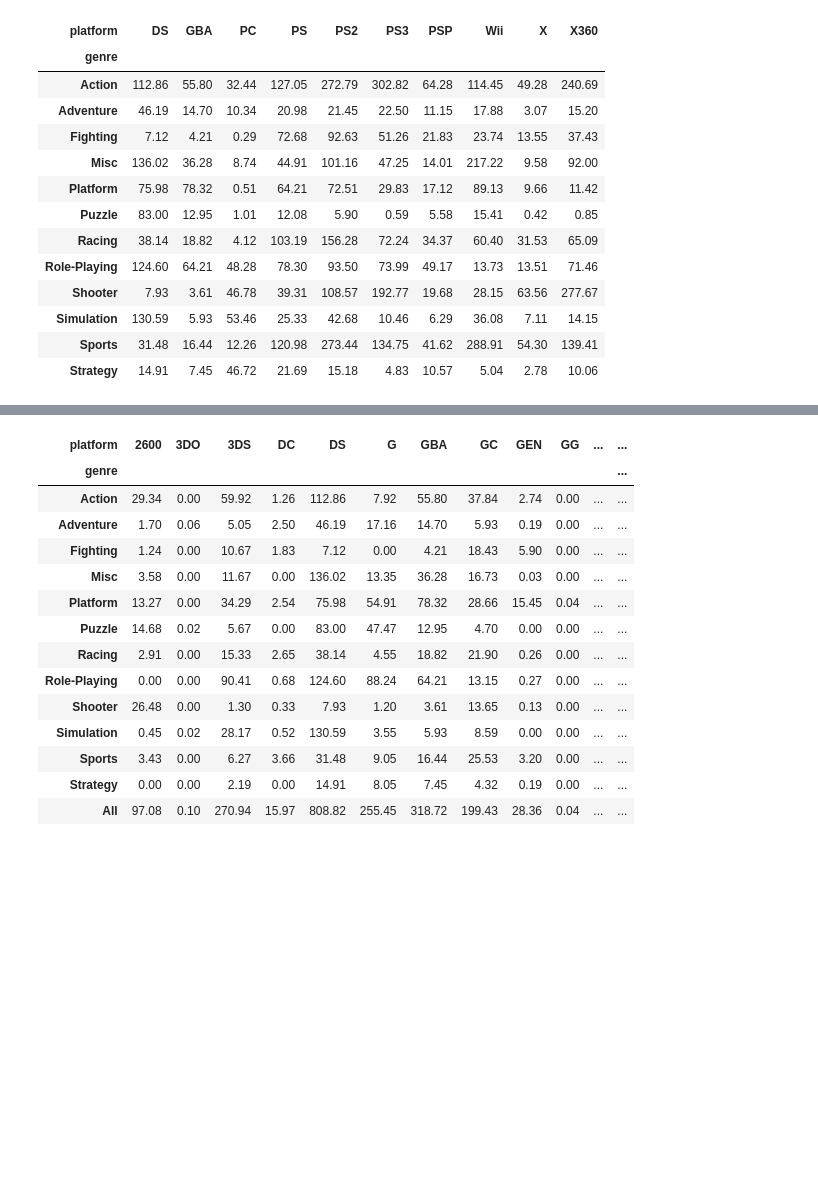
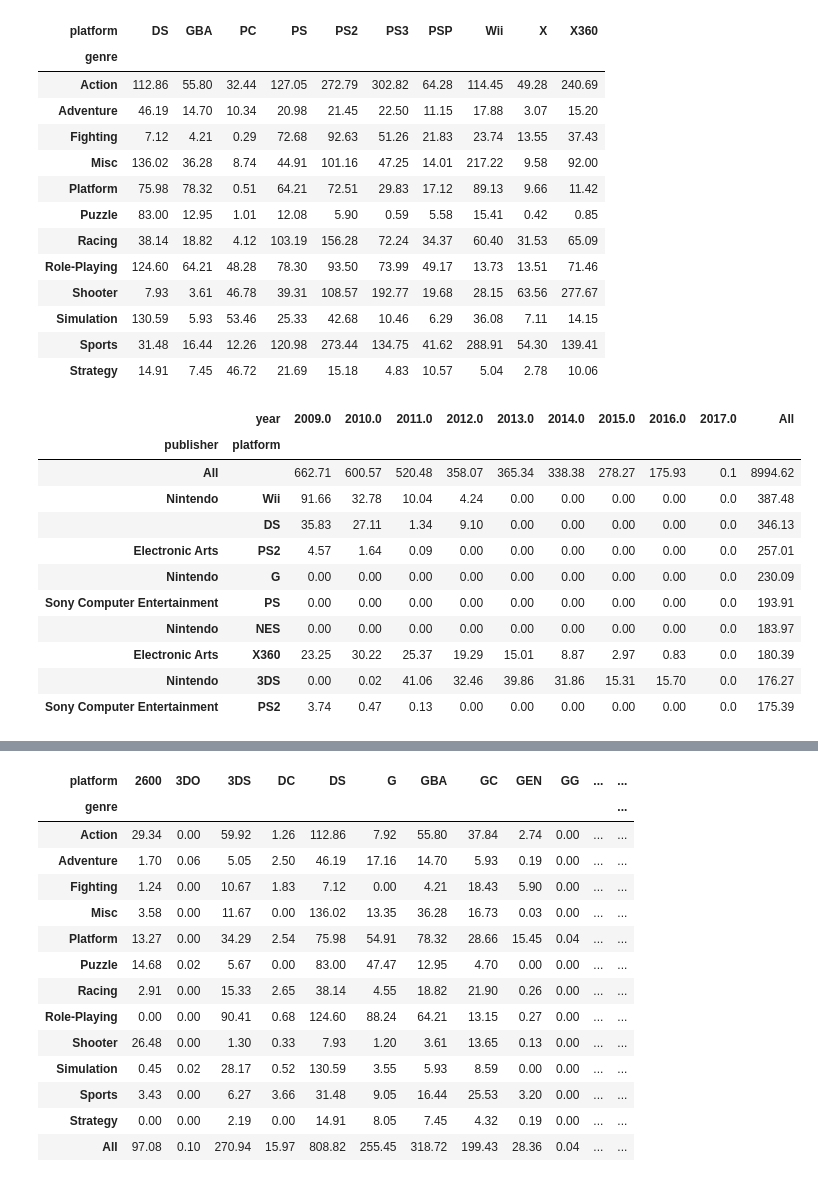
Before and after one commit to ramesaliyev/hello-pandas, a Jupyter notebook: 07- Pivot Tables.ipynb, the cells around one changed output, grey strips where cells are left out. Cells and saved outputs as stored; diff of their text form; code cells hidden in the pictures; blank space fills up the shorter version.

```diff
--- a/07- Pivot Tables.ipynb
+++ b/07- Pivot Tables.ipynb
@@ -93,3 +93,26 @@ games_of_mfps.pivot_table(values="global_sales", index="genre", columns="platfor
 | Simulation | 130.59 | 5.93 | 53.46 | 25.33 | 42.68 | 10.46 | 6.29 | 36.08 | 7.11 | 14.15 |
 | Sports | 31.48 | 16.44 | 12.26 | 120.98 | 273.44 | 134.75 | 41.62 | 288.91 | 54.30 | 139.41 |
 | Strategy | 14.91 | 7.45 | 46.72 | 21.69 | 15.18 | 4.83 | 10.57 | 5.04 | 2.78 | 10.06 |
+# %%
+# Multiple index.
+pt = df.pivot_table(
+        values="global_sales", index=["publisher", "platform"],
+        columns="year", aggfunc=sum, fill_value=0, margins=True)
+
+pt = pt.loc[:, 2009:]
+pt = pt.sort_values(by="All", ascending=False)
+
+pt.head(10)
+# %% [output]
+|  | year | 2009.0 | 2010.0 | 2011.0 | 2012.0 | 2013.0 | 2014.0 | 2015.0 | 2016.0 | 2017.0 | All |
+| publisher | platform |  |  |  |  |  |  |  |  |  |  |
+| All |  | 662.71 | 600.57 | 520.48 | 358.07 | 365.34 | 338.38 | 278.27 | 175.93 | 0.1 | 8994.62 |
+| Nintendo | Wii | 91.66 | 32.78 | 10.04 | 4.24 | 0.00 | 0.00 | 0.00 | 0.00 | 0.0 | 387.48 |
+|  | DS | 35.83 | 27.11 | 1.34 | 9.10 | 0.00 | 0.00 | 0.00 | 0.00 | 0.0 | 346.13 |
+| Electronic Arts | PS2 | 4.57 | 1.64 | 0.09 | 0.00 | 0.00 | 0.00 | 0.00 | 0.00 | 0.0 | 257.01 |
+| Nintendo | G | 0.00 | 0.00 | 0.00 | 0.00 | 0.00 | 0.00 | 0.00 | 0.00 | 0.0 | 230.09 |
+| Sony Computer Entertainment | PS | 0.00 | 0.00 | 0.00 | 0.00 | 0.00 | 0.00 | 0.00 | 0.00 | 0.0 | 193.91 |
+| Nintendo | NES | 0.00 | 0.00 | 0.00 | 0.00 | 0.00 | 0.00 | 0.00 | 0.00 | 0.0 | 183.97 |
+| Electronic Arts | X360 | 23.25 | 30.22 | 25.37 | 19.29 | 15.01 | 8.87 | 2.97 | 0.83 | 0.0 | 180.39 |
+| Nintendo | 3DS | 0.00 | 0.02 | 41.06 | 32.46 | 39.86 | 31.86 | 15.31 | 15.70 | 0.0 | 176.27 |
+| Sony Computer Entertainment | PS2 | 3.74 | 0.47 | 0.13 | 0.00 | 0.00 | 0.00 | 0.00 | 0.00 | 0.0 | 175.39 |
```
Also changed, not shown: parts of 1 cell of this notebook, 3 other files.
